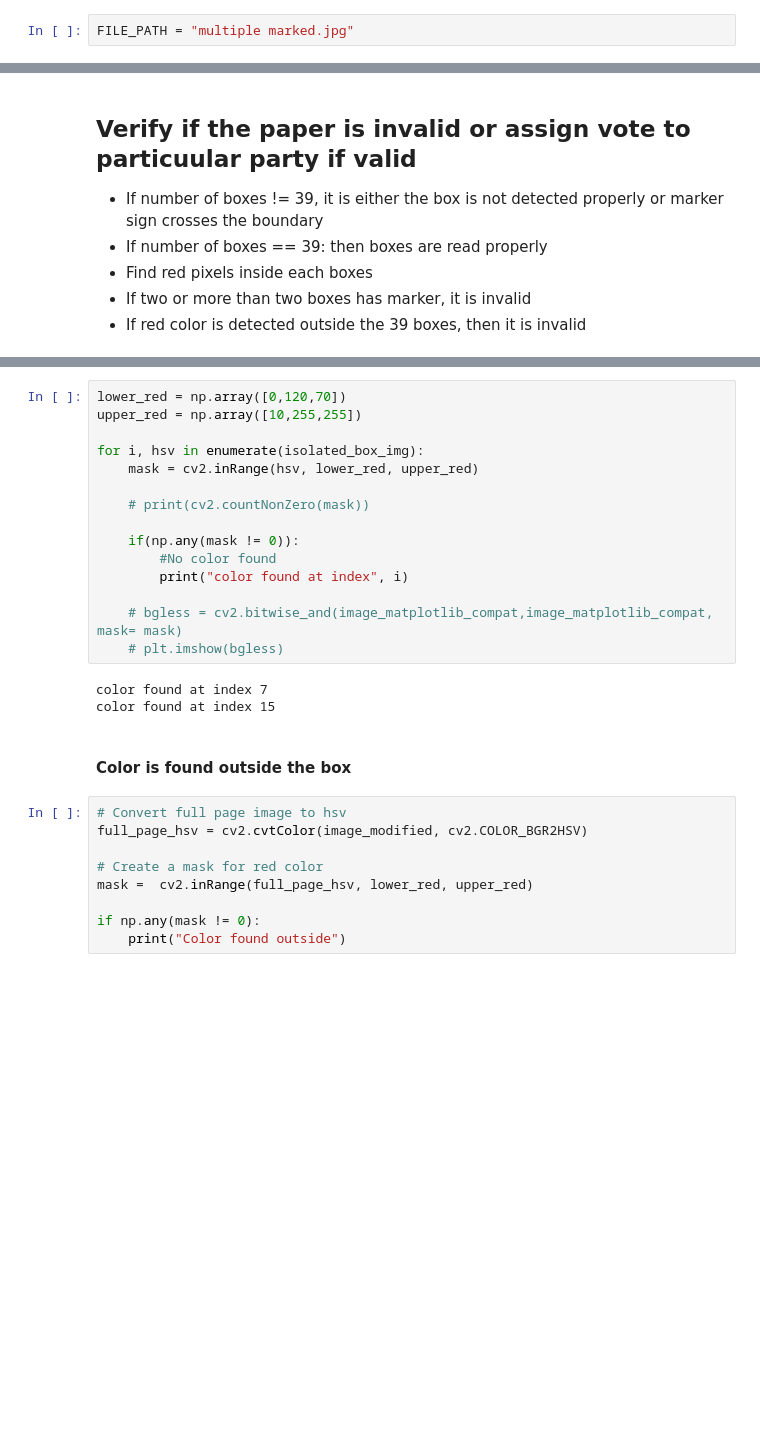
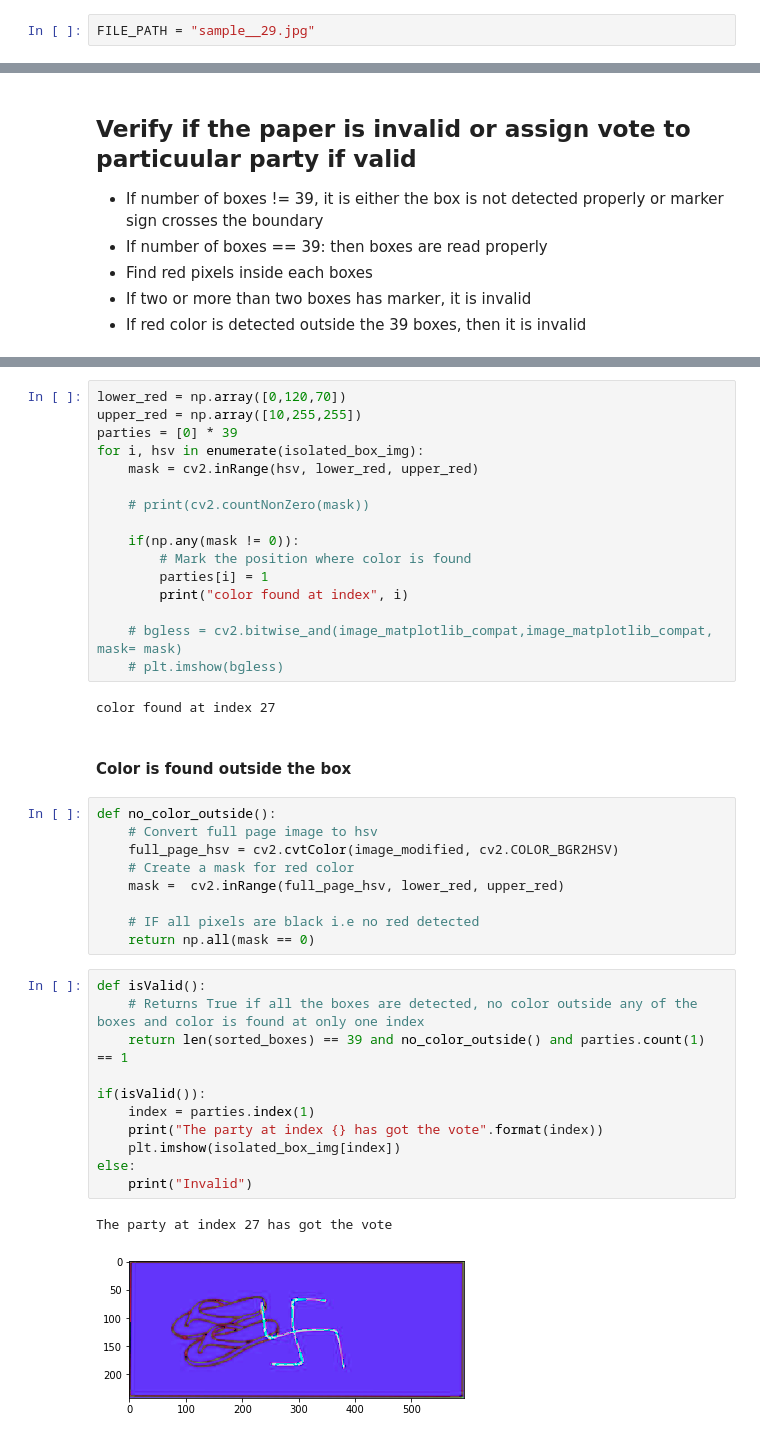
Before and after one commit to Bishalsarang/Ballot-Paper-Counting-System, a Jupyter notebook: Balloot_Paper.ipynb, the cells around one changed output, grey strips where cells are left out. Cells and saved outputs as stored; diff of their text form; blank space fills up the shorter version.

```diff
--- a/Balloot_Paper.ipynb
+++ b/Balloot_Paper.ipynb
@@ -15,7 +15,7 @@ from imutils import contours
 # %% [markdown]
 ### Read Image and detect edges using cv2 Canny algorithm
 # %%
-FILE_PATH = "multiple marked.jpg"
+FILE_PATH = "sample__29.jpg"
 # %%
 # Read Image
 image = cv2.imread(FILE_PATH)
@@ -132,29 +132,43 @@ for c in sorted_boxes:
 # %%
 lower_red = np.array([0,120,70])
 upper_red = np.array([10,255,255])
-
+parties = [0] * 39
 for i, hsv in enumerate(isolated_box_img):
     mask = cv2.inRange(hsv, lower_red, upper_red)
 
     # print(cv2.countNonZero(mask))
 
     if(np.any(mask != 0)):
-        #No color found
+        # Mark the position where color is found
+        parties[i] = 1
         print("color found at index", i)
 
     # bgless = cv2.bitwise_and(image_matplotlib_compat,image_matplotlib_compat, mask= mask)
     # plt.imshow(bgless)
 # %% [output]
-color found at index 7
-color found at index 15
+color found at index 27
 # %% [markdown]
 #### Color is found outside the box
 # %%
-# Convert full page image to hsv
-full_page_hsv = cv2.cvtColor(image_modified, cv2.COLOR_BGR2HSV)
+def no_color_outside():
+    # Convert full page image to hsv
+    full_page_hsv = cv2.cvtColor(image_modified, cv2.COLOR_BGR2HSV)
+    # Create a mask for red color
+    mask =  cv2.inRange(full_page_hsv, lower_red, upper_red)
 
-# Create a mask for red color
-mask =  cv2.inRange(full_page_hsv, lower_red, upper_red)
-
-if np.any(mask != 0):
-    print("Color found outside")
+    # IF all pixels are black i.e no red detected
+    return np.all(mask == 0)
+# %%
+def isValid():
+    # Returns True if all the boxes are detected, no color outside any of the boxes and color is found at only one index
+    return len(sorted_boxes) == 39 and no_color_outside() and parties.count(1) == 1
+
+if(isValid()):
+    index = parties.index(1)
+    print("The party at index {} has got the vote".format(index))
+    plt.imshow(isolated_box_img[index])
+else:
+    print("Invalid")
+# %% [output]
+The party at index 27 has got the vote
+[figure, added]
```
